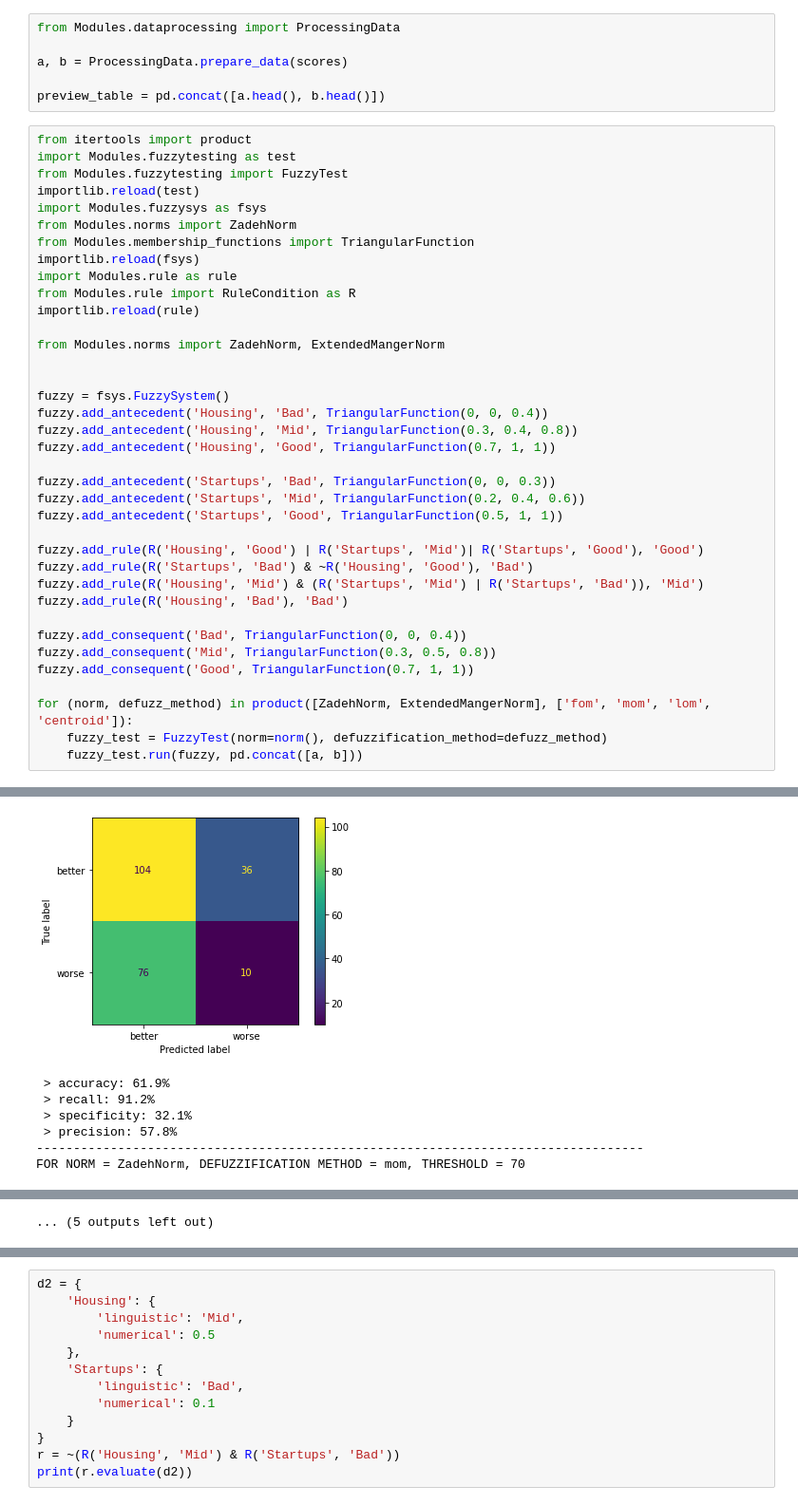
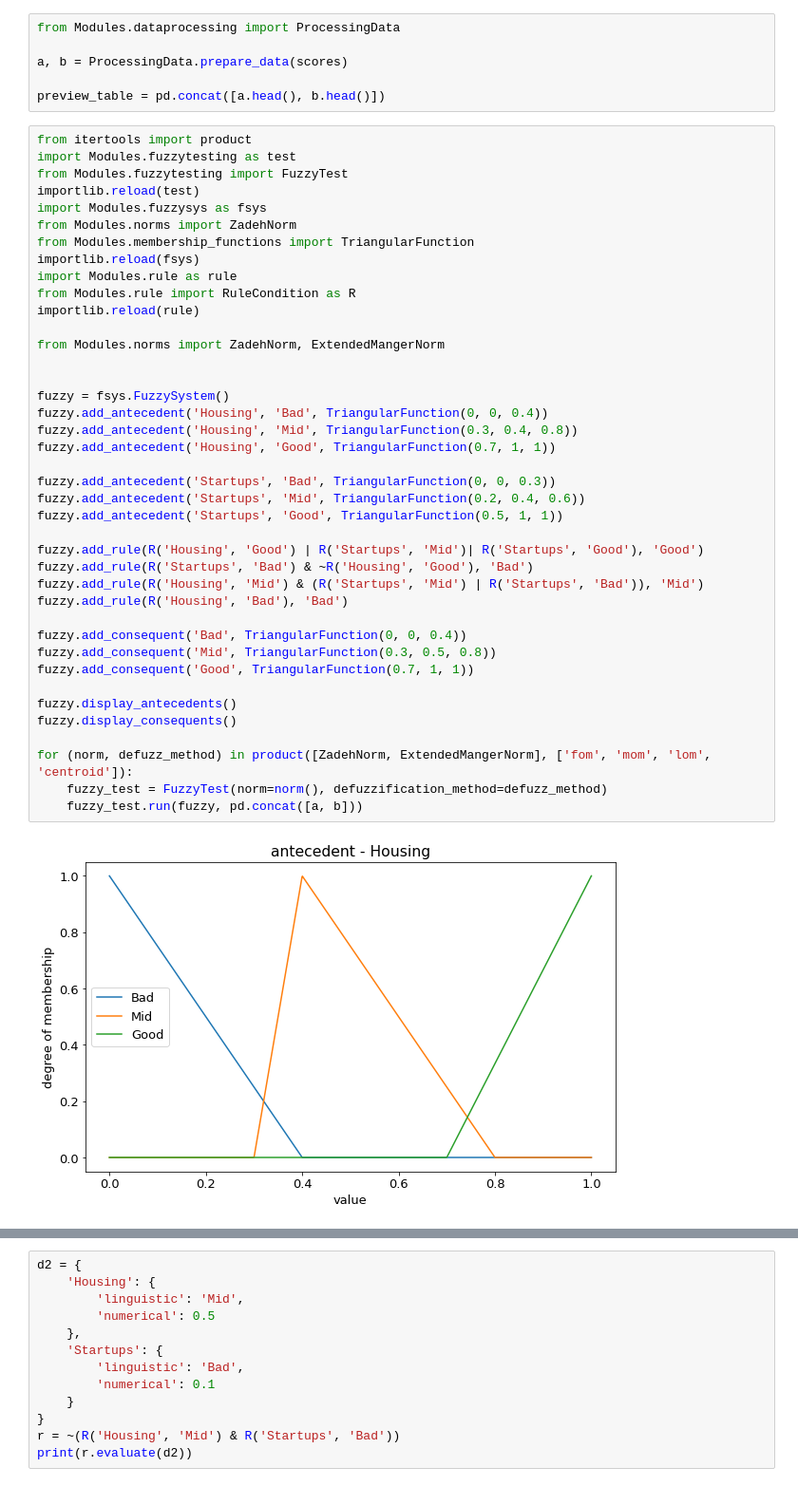
Before and after one commit to panierka/city_quality_of_life_classifier, a Jupyter notebook: city_ratings_classifier.ipynb, the cells around one changed output, grey strips where cells are left out. Shown at 95% size. Cells and saved outputs as stored; diff of their text form.

Commit message:
add: visualization

```diff
--- a/city_ratings_classifier.ipynb
+++ b/city_ratings_classifier.ipynb
@@ -105,30 +105,34 @@ from Modules.membership_functions import TriangularFunction
 importlib.reload(fsys)
 import Modules.rule as rule
 from Modules.rule import RuleCondition as R
 importlib.reload(rule)
 
 from Modules.norms import ZadehNorm, ExtendedMangerNorm
 
 
 fuzzy = fsys.FuzzySystem()
 fuzzy.add_antecedent('Housing', 'Bad', TriangularFunction(0, 0, 0.4))
 fuzzy.add_antecedent('Housing', 'Mid', TriangularFunction(0.3, 0.4, 0.8))
 fuzzy.add_antecedent('Housing', 'Good', TriangularFunction(0.7, 1, 1))
 
 fuzzy.add_antecedent('Startups', 'Bad', TriangularFunction(0, 0, 0.3))
 fuzzy.add_antecedent('Startups', 'Mid', TriangularFunction(0.2, 0.4, 0.6))
 fuzzy.add_antecedent('Startups', 'Good', TriangularFunction(0.5, 1, 1))
 
 fuzzy.add_rule(R('Housing', 'Good') | R('Startups', 'Mid')| R('Startups', 'Good'), 'Good')
 fuzzy.add_rule(R('Startups', 'Bad') & ~R('Housing', 'Good'), 'Bad')
 fuzzy.add_rule(R('Housing', 'Mid') & (R('Startups', 'Mid') | R('Startups', 'Bad')), 'Mid')
 fuzzy.add_rule(R('Housing', 'Bad'), 'Bad')
 
 fuzzy.add_consequent('Bad', TriangularFunction(0, 0, 0.4))
 fuzzy.add_consequent('Mid', TriangularFunction(0.3, 0.5, 0.8))
 fuzzy.add_consequent('Good', TriangularFunction(0.7, 1, 1))
 
+fuzzy.display_antecedents()
+fuzzy.display_consequents()
+
 for (norm, defuzz_method) in product([ZadehNorm, ExtendedMangerNorm], ['fom', 'mom', 'lom', 'centroid']):
     fuzzy_test = FuzzyTest(norm=norm(), defuzzification_method=defuzz_method)
     fuzzy_test.run(fuzzy, pd.concat([a, b]))
 # %% [output]
+[figure, new version]
@@ -136,7 +141,0 @@ FOR NORM = ZadehNorm, DEFUZZIFICATION METHOD = fom, THRESHOLD = 70
-[figure, old version]
- > accuracy: 61.9%
- > recall: 91.2%
- > specificity: 32.1%
- > precision: 57.8%
-----------------------------------------------------------------------------------
-FOR NORM = ZadehNorm, DEFUZZIFICATION METHOD = mom, THRESHOLD = 70
@@ -172,3 +142,2 @@ FOR NORM = ExtendedMangerNorm, DEFUZZIFICATION METHOD = mom, THRESHOLD = 70
-... (5 outputs left out)
 # %%
 scores[scores.UA_Name=='Dallas']
```
Also changed, not shown: parts of 2 cells of this notebook, 3 other files.
